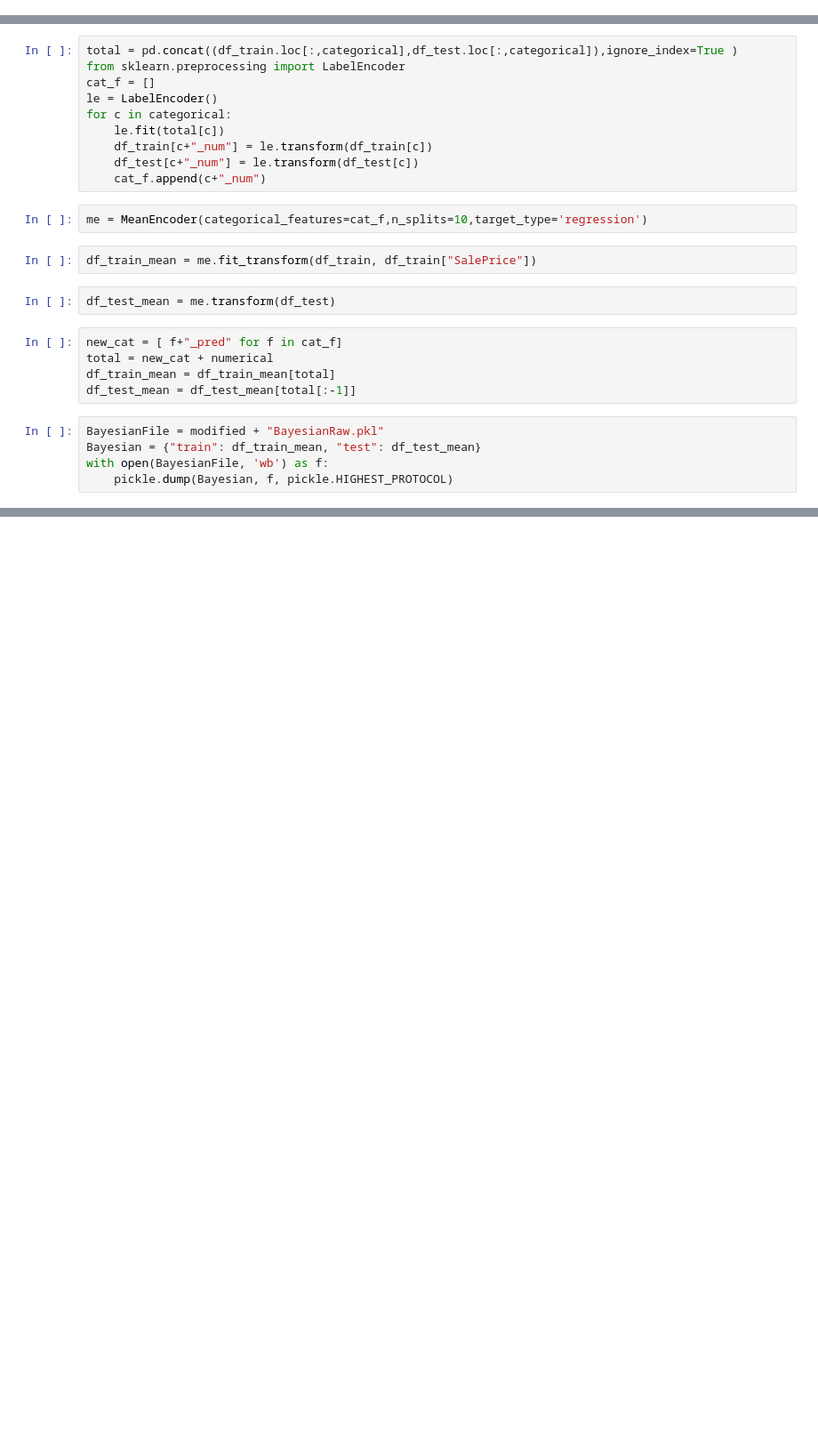
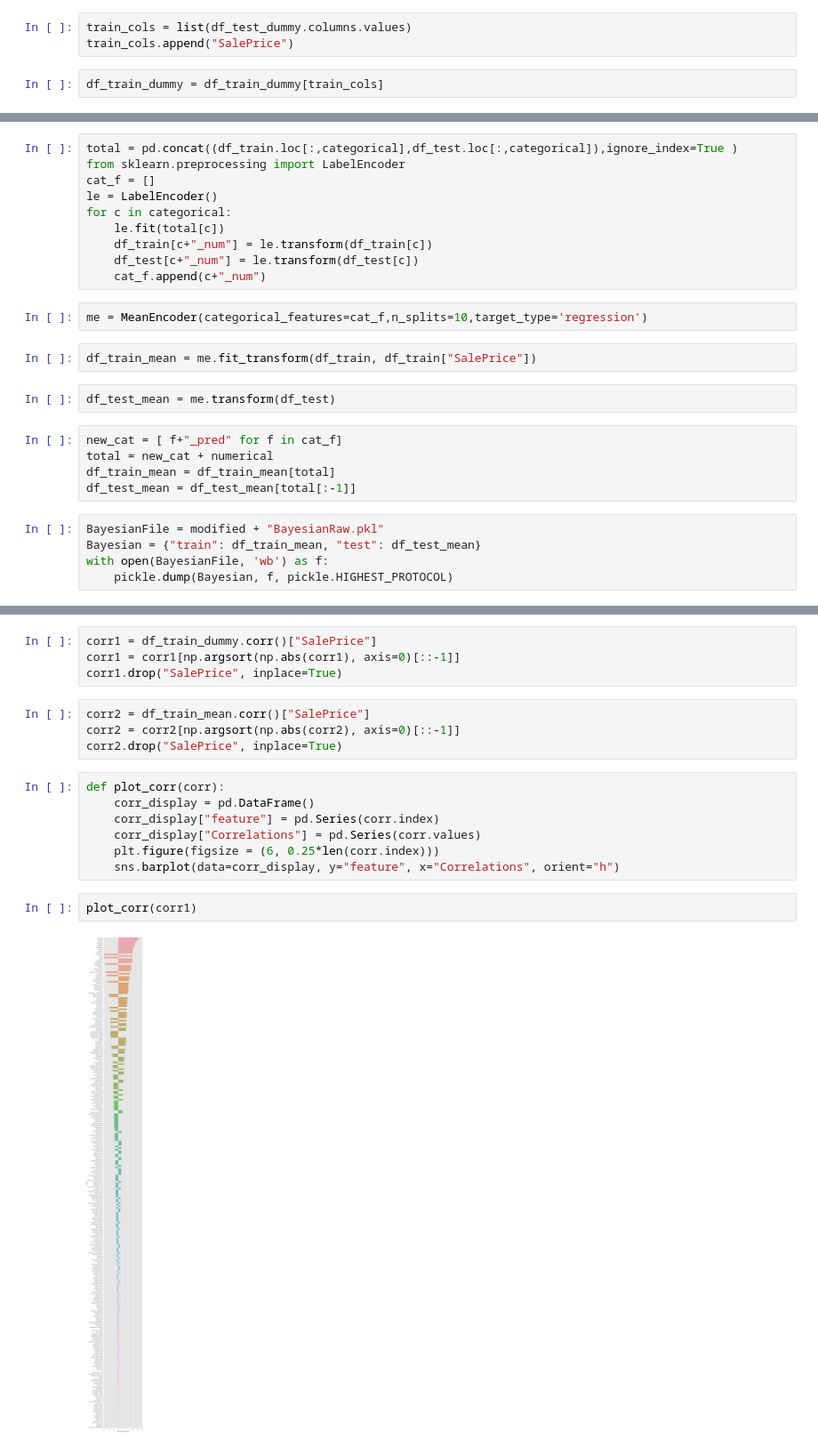
Before and after one commit to dolremi/Housing_Price, a Jupyter notebook: notebook/Data/dataset_benchmark.ipynb, the cells around one changed output, grey strips where cells are left out. Shown at 89% size. Drawn from its saved outputs; the diff is of its cells as text; blank space fills up the shorter version.

Commit message:
Add data generation for Baysian mean method and One Hot Encoder and feature selection process

```diff
--- a/notebook/Data/dataset_benchmark.ipynb
+++ b/notebook/Data/dataset_benchmark.ipynb
@@ -531,0 +572,5 @@ df_test_dummy = pd.get_dummies(df_test,columns=categorical)
+# %%
+train_cols = list(df_test_dummy.columns.values)
+train_cols.append("SalePrice")
+# %%
+df_train_dummy = df_train_dummy[train_cols]
@@ -687,0 +868,19 @@ with open(BayesianFile, 'wb') as f:
+# %%
+corr1 = df_train_dummy.corr()["SalePrice"]
+corr1 = corr1[np.argsort(np.abs(corr1), axis=0)[::-1]]
+corr1.drop("SalePrice", inplace=True)
+# %%
+corr2 = df_train_mean.corr()["SalePrice"]
+corr2 = corr2[np.argsort(np.abs(corr2), axis=0)[::-1]]
+corr2.drop("SalePrice", inplace=True)
+# %%
+def plot_corr(corr):
+    corr_display = pd.DataFrame()
+    corr_display["feature"] = pd.Series(corr.index)
+    corr_display["Correlations"] = pd.Series(corr.values)
+    plt.figure(figsize = (6, 0.25*len(corr.index)))
+    sns.barplot(data=corr_display, y="feature", x="Correlations", orient="h")
+# %%
+plot_corr(corr1)
+# %% [output]
+[figure, added]
```
Also changed, not shown: parts of 66 cells of this notebook, 18 other files.
